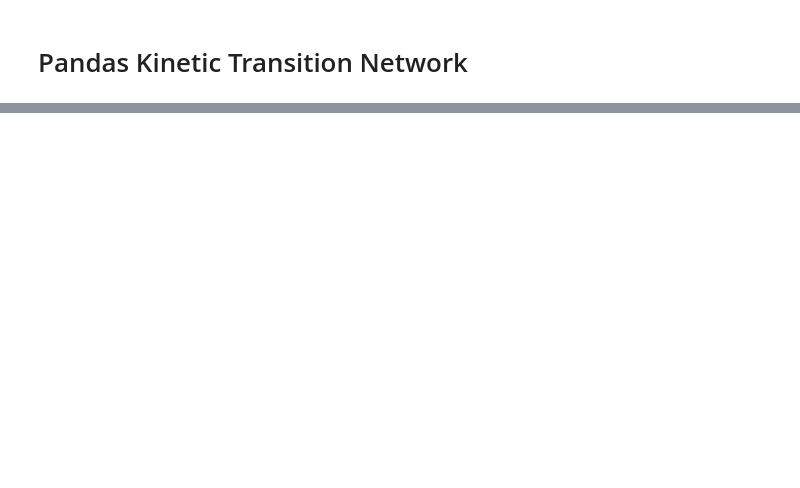
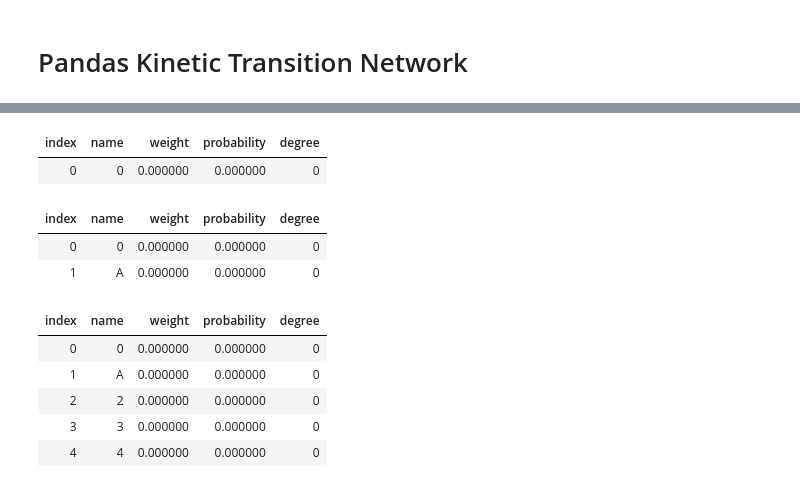
Before and after one commit to uibcdf/OpenKinLab, a Jupyter notebook: docs/contents/Pandas_KTN.ipynb, the cells around one changed output, grey strips where cells are left out. Cells and saved outputs as stored; diff of their text form; code cells hidden in the pictures; blank space fills up the shorter version.

```diff
--- a/docs/contents/Pandas_KTN.ipynb
+++ b/docs/contents/Pandas_KTN.ipynb
@@ -13,0 +19,5 @@ NameError: name 'pandas_TransitionsDataFrame' is not defined
+# %%
+okn.info(net, target='microstate')
+# %% [output]
+| index | name | weight | probability | degree |
+| 0 | 0 | 0.000000 | 0.000000 | 0 |
@@ -13,0 +26,6 @@ NameError: name 'pandas_TransitionsDataFrame' is not defined
+# %%
+okn.info(net, target='microstate')
+# %% [output]
+| index | name | weight | probability | degree |
+| 0 | 0 | 0.000000 | 0.000000 | 0 |
+| 1 | A | 0.000000 | 0.000000 | 0 |
@@ -13,0 +34,9 @@ NameError: name 'pandas_TransitionsDataFrame' is not defined
+# %%
+okn.info(net, target='microstate')
+# %% [output]
+| index | name | weight | probability | degree |
+| 0 | 0 | 0.000000 | 0.000000 | 0 |
+| 1 | A | 0.000000 | 0.000000 | 0 |
+| 2 | 2 | 0.000000 | 0.000000 | 0 |
+| 3 | 3 | 0.000000 | 0.000000 | 0 |
+| 4 | 4 | 0.000000 | 0.000000 | 0 |
```
Also changed, not shown: parts of 21 cells of this notebook, 15 other files.
